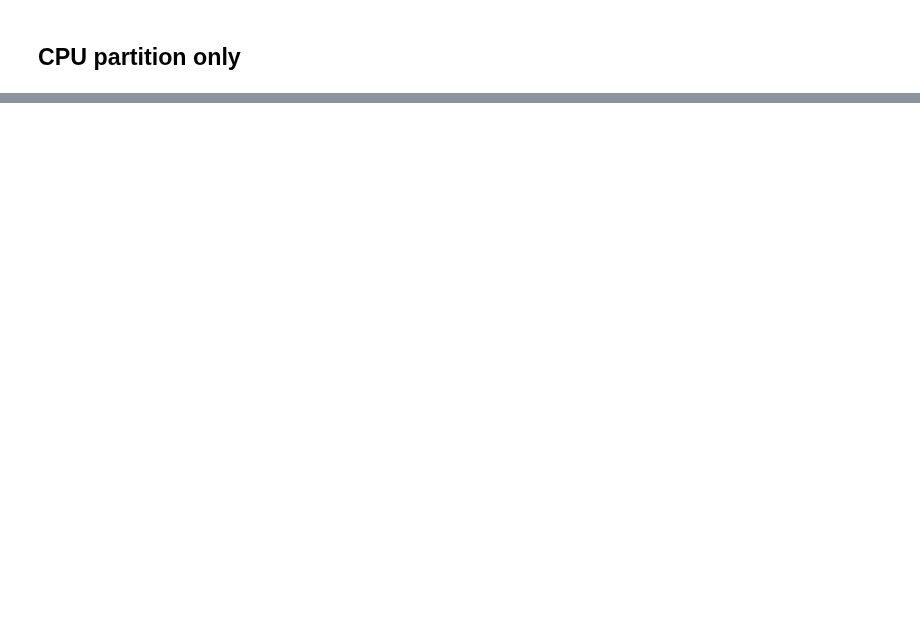
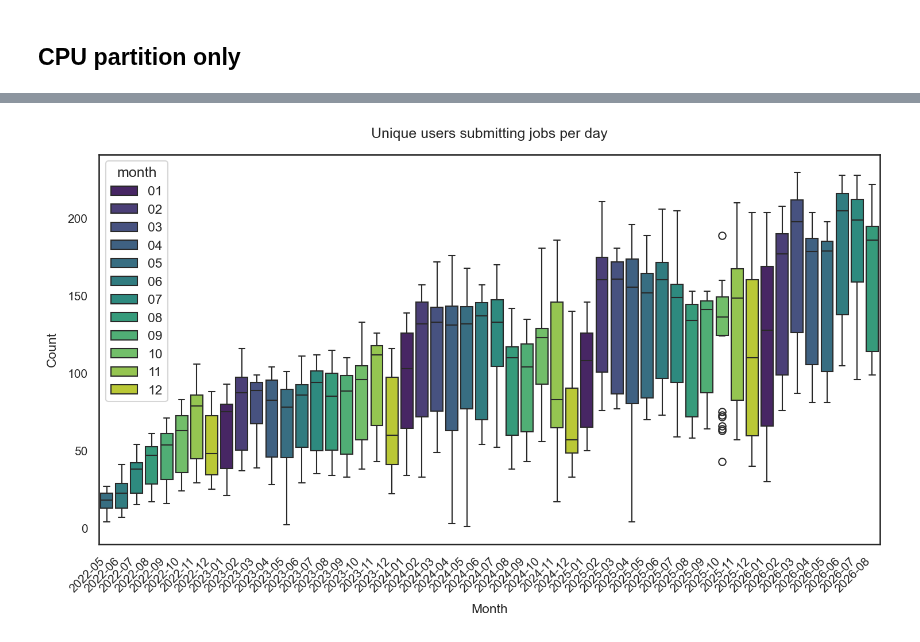
Before and after one commit to kcl-eresearch/hpc-data-analysis, a Jupyter notebook: notebooks/2026-08-usage-analysis.ipynb, the cells around one changed output, grey strips where cells are left out. Drawn from its saved outputs; the diff is of its cells as text; code cells hidden in the pictures; blank space fills up the shorter version.

```diff
--- a/notebooks/2026-08-usage-analysis.ipynb
+++ b/notebooks/2026-08-usage-analysis.ipynb
@@ -430,0 +507,14 @@ plot_usage_in_range(cpu_partition_df, analysis_start, analysis_end, norm=False,
+# %%
+df_long['time_submit'] = df_long['time_start'] - pd.to_timedelta(df_long['wait_sec'], unit="s")
+# %%
+df_long['submit_day'] = df_long['time_submit'].dt.floor('D')
+
+df_to_plot = df_long[['submit_day', 'username']].drop_duplicates().groupby(["submit_day"]).count().reset_index()
+df_to_plot = df_to_plot[df_to_plot['submit_day'] != unix_zerotime]
+df_to_plot['submit_month'] = df_to_plot['submit_day'].dt.strftime('%Y-%m')
+df_to_plot['month'] = df_to_plot['submit_day'].dt.strftime('%m')
+# %%
+df_to_plot = df_to_plot[df_to_plot['submit_month'] != '2022-04']
+# %%
+legend_order = df_to_plot['month'].drop_duplicates().sort_values()
+legend_order
@@ -430,0 +535,15 @@ plot_usage_in_range(cpu_partition_df, analysis_start, analysis_end, norm=False,
+# %%
+
+plt.figure(figsize=(10, 6))
+
+sns.boxplot(data=df_to_plot, x='submit_month', y='username', hue='month',
+            hue_order=legend_order, palette='viridis')
+
+plt.xticks(rotation=45, ha='right')
+plt.xlabel('Month')
+plt.ylabel('Count')
+plt.title('Unique users submitting jobs per day')
+plt.tight_layout()
+plt.show()
+# %% [output]
+[figure, added]
```
Also changed, not shown: parts of 16 cells of this notebook.
